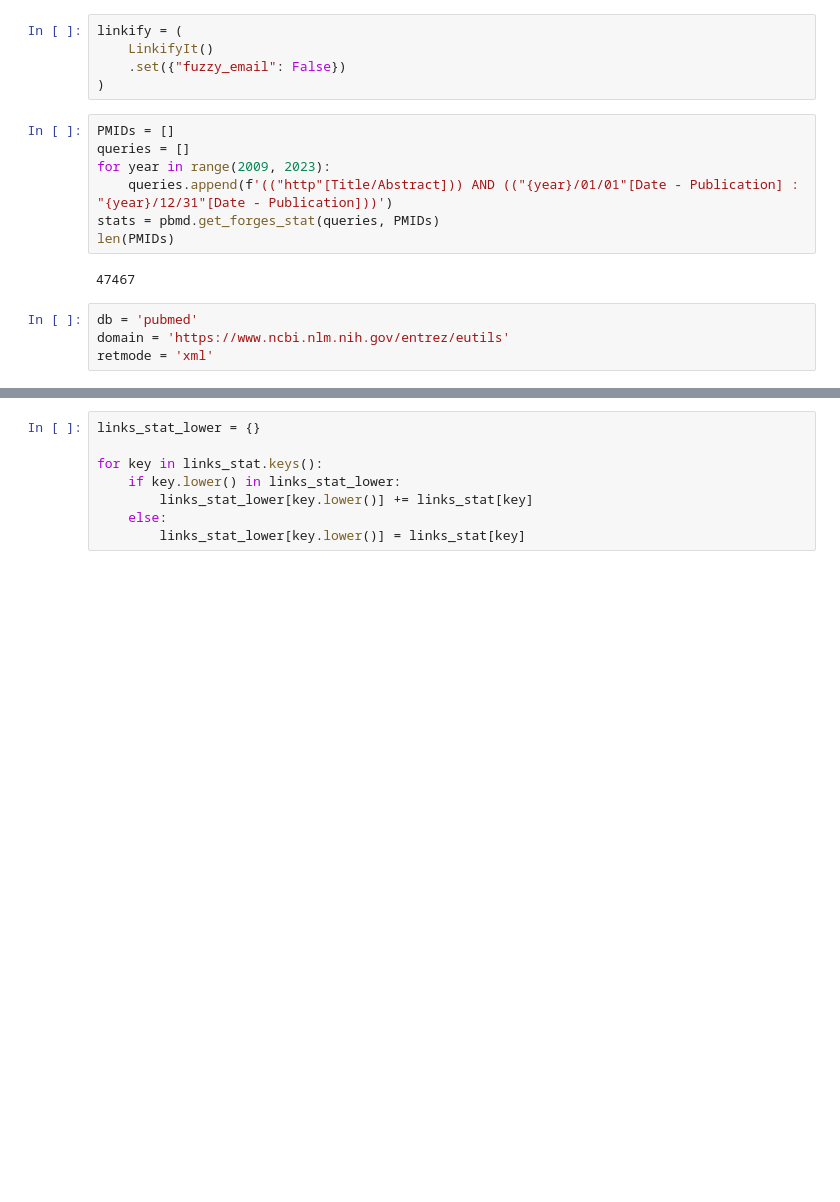
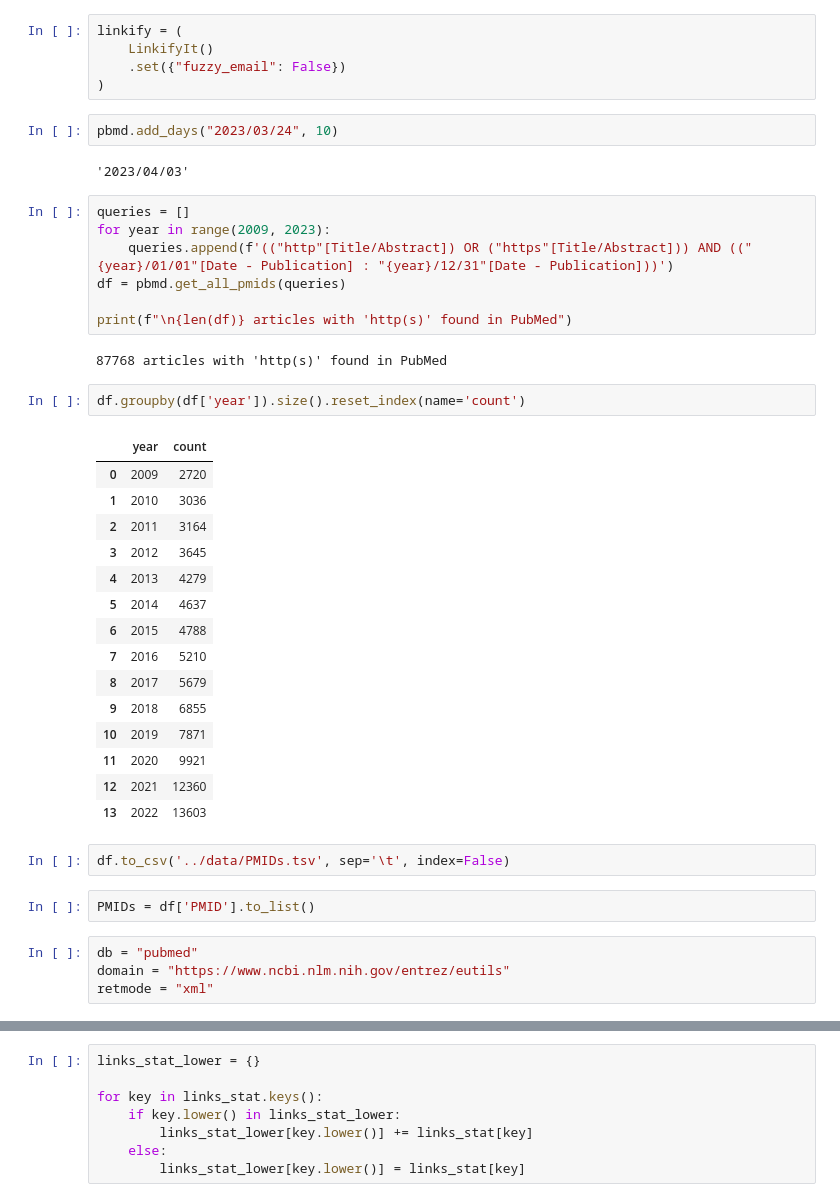
Before and after one commit to zhukovanadezhda/bioinformatics-software, a Jupyter notebook: notebooks/all_links.ipynb, the cells around one changed output, grey strips where cells are left out. Saved outputs shown, nothing was run; the diff lists cells and outputs as text; blank space fills up the shorter version.

```diff
--- a/notebooks/all_links.ipynb
+++ b/notebooks/all_links.ipynb
@@ -30,19 +26,45 @@ linkify = (
     LinkifyIt()
     .set({"fuzzy_email": False})
 )
+# %%
+pbmd.add_days("2023/03/24", 10)
+# %% [output]
+'2023/04/03'
 # %%
-PMIDs = []
 queries = []
 for year in range(2009, 2023):
-    queries.append(f'(("http"[Title/Abstract])) AND (("{year}/01/01"[Date - Publication] : "{year}/12/31"[Date - Publication]))')
-stats = pbmd.get_forges_stat(queries, PMIDs)
-len(PMIDs)
+    queries.append(f'(("http"[Title/Abstract]) OR ("https"[Title/Abstract])) AND (("{year}/01/01"[Date - Publication] : "{year}/12/31"[Date - Publication]))')
+df = pbmd.get_all_pmids(queries)
+
+print(f"\n{len(df)} articles with 'http(s)' found in PubMed")
 # %% [output]
-47467
+87768 articles with 'http(s)' found in PubMed
-# %%
-db = 'pubmed'
-domain = 'https://www.ncbi.nlm.nih.gov/entrez/eutils'
-retmode = 'xml'
+# %%
+df.groupby(df['year']).size().reset_index(name='count')
+# %% [output]
+|  | year | count |
+| 0 | 2009 | 2720 |
+| 1 | 2010 | 3036 |
+| 2 | 2011 | 3164 |
+| 3 | 2012 | 3645 |
+| 4 | 2013 | 4279 |
+| 5 | 2014 | 4637 |
+| 6 | 2015 | 4788 |
+| 7 | 2016 | 5210 |
+| 8 | 2017 | 5679 |
+| 9 | 2018 | 6855 |
+| 10 | 2019 | 7871 |
+| 11 | 2020 | 9921 |
+| 12 | 2021 | 12360 |
+| 13 | 2022 | 13603 |
+# %%
+df.to_csv('../data/PMIDs.tsv', sep='\t', index=False)
+# %%
+PMIDs = df['PMID'].to_list()
+# %%
+db = "pubmed"
+domain = "https://www.ncbi.nlm.nih.gov/entrez/eutils"
+retmode = "xml"
 # %%
 for PMID in tqdm(PMIDs):
     url = f'{domain}/efetch.fcgi?db={db}&id={PMID}&retmode={retmode}&rettype=abstract&api_key={PUBMED_TOKEN}'
```
Also changed, not shown: parts of 14 cells of this notebook, 4 other files.
